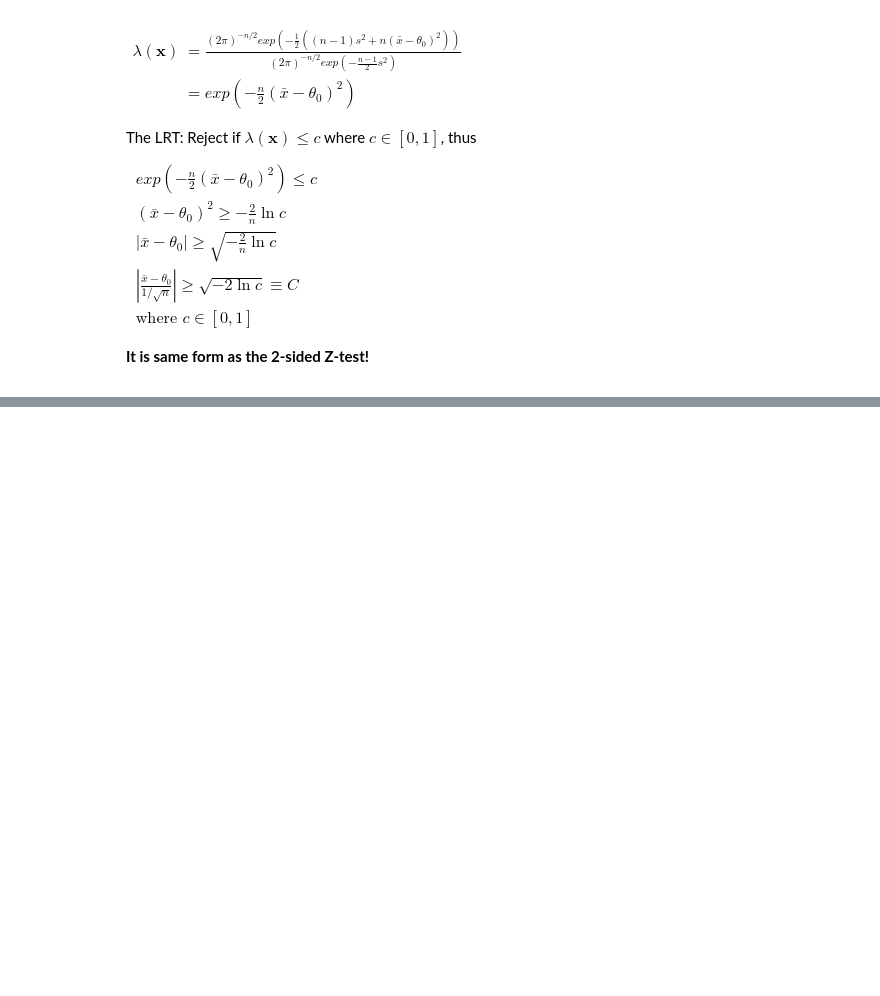
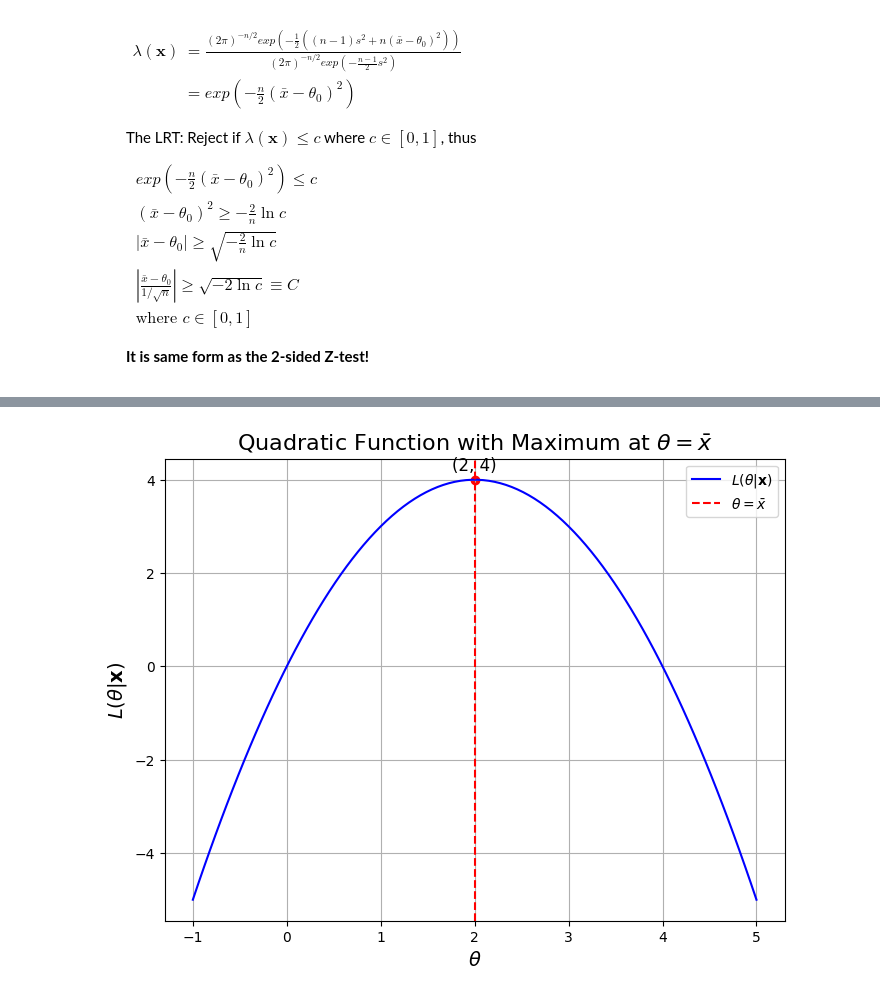
Before and after one commit to Thomson-Cui/Theoretical-Statistics-II, a Jupyter notebook: Chapter 8.1-8.2 Hypothesis Testing.ipynb, the cells around one changed output, grey strips where cells are left out. Drawn from its saved outputs; the diff is of its cells as text; code cells hidden in the pictures; blank space fills up the shorter version.

```diff
--- a/Chapter 8.1-8.2 Hypothesis Testing.ipynb
+++ b/Chapter 8.1-8.2 Hypothesis Testing.ipynb
@@ -387,0 +418,36 @@ Let's **assume** $sup_{\Theta_0}L(\theta|\mathbf{x})=L(\theta^*|\mathbf{x})$, wh
+# %%
+import numpy as np
+import matplotlib.pyplot as plt
+
+# Define parameters
+x_bar = 2  # The value of theta where the maximum occurs
+M = 4      # The maximum value of the function
+
+# Define the quadratic function L(theta|x) = -theta^2 + 2*\bar{x}*theta + (M - \bar{x}^2)
+def L_theta(theta, x_bar, M):
+    return -theta**2 + 2 * x_bar * theta + (M - x_bar**2)
+
+# Generate a range of theta values (centered around \bar{x})
+theta = np.linspace(x_bar - 3, x_bar + 3, 100)  # theta ranges from \bar{x}-3 to \bar{x}+3
+L = L_theta(theta, x_bar, M)  # Calculate corresponding L values
+
+# Create the plot
+plt.figure(figsize=(8, 6))
+plt.plot(theta, L, label=r'$L(\theta|\mathbf{x})$', color='blue')
+plt.axvline(x=x_bar, color='red', linestyle='--', label=r'$\theta = \bar{x}$')
+plt.scatter([x_bar], [M], color='red')  # Mark the maximum point
+plt.text(x_bar, M + 0.2, f'({x_bar}, {M})', fontsize=12, ha='center')
+
+# Set axis labels
+plt.xlabel(r'$\theta$', fontsize=14)
+plt.ylabel(r'$L(\theta|\mathbf{x})$', fontsize=14)
+plt.title(r'Quadratic Function with Maximum at $\theta = \bar{x}$', fontsize=16)
+
+# Add grid and legend
+plt.grid(True)
+plt.legend()
+
+# Display the plot
+plt.show()
+# %% [output]
+[figure, added]
```
Also changed, not shown: parts of 4 cells of this notebook.
